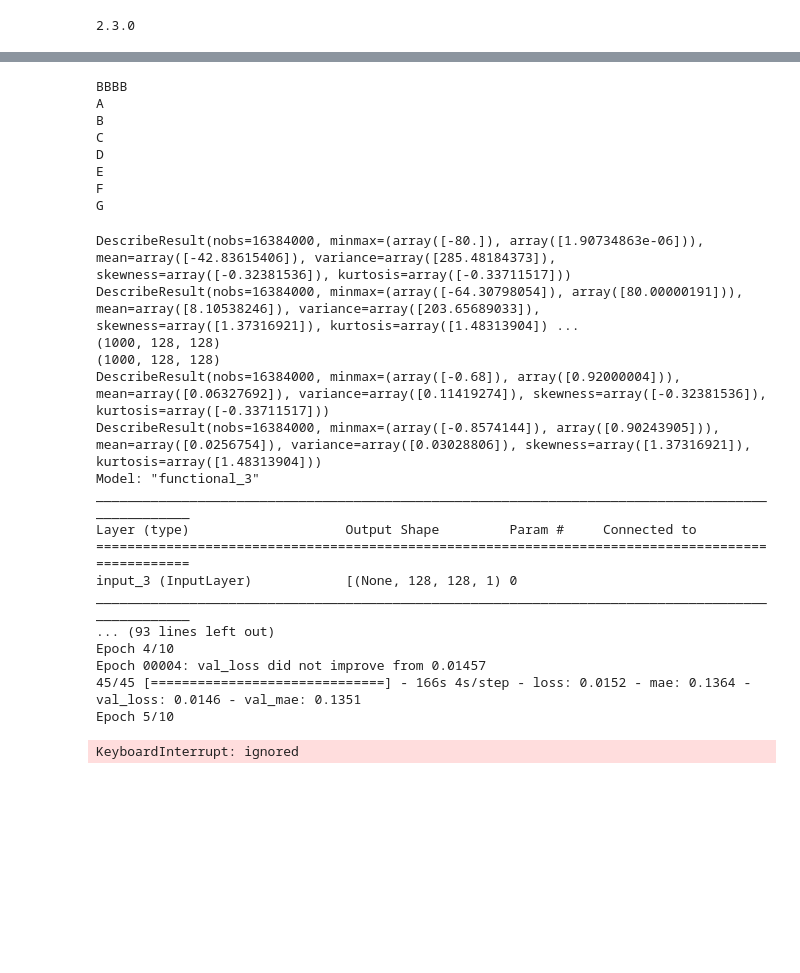
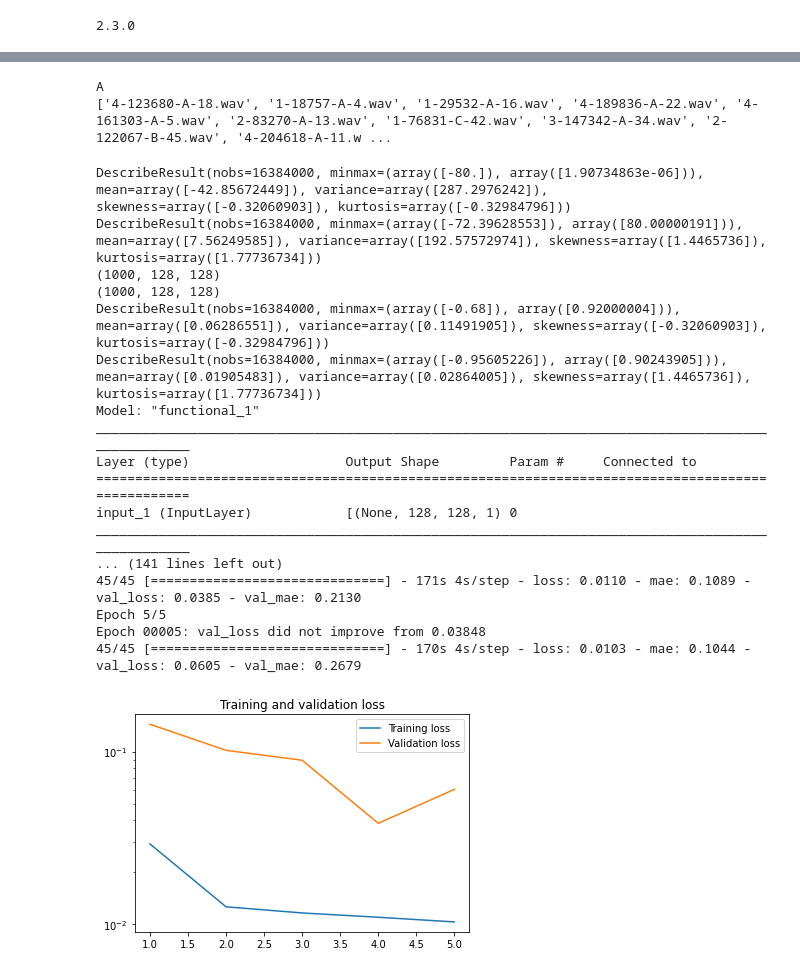
Before and after one commit to ashwinahuja/chvoice, a Jupyter notebook: chvoice/Experiments/Ashwin_Notebook.ipynb, the cells around one changed output, grey strips where cells are left out. Saved outputs shown, nothing was run; the diff lists cells and outputs as text; code cells hidden in the pictures; blank space fills up the shorter version.

```diff
--- a/chvoice/Experiments/Ashwin_Notebook.ipynb
+++ b/chvoice/Experiments/Ashwin_Notebook.ipynb
@@ -403,18 +339,11 @@ def inv_scaled_ou(matrix_spec):
 # %%
 #noise_dir, voice_dir, path_save_time_serie, path_save_sound, path_save_spectrogram, sample_rate,
 #min_duration, frame_length, hop_length_frame, hop_length_frame_noise, nb_samples, n_fft, hop_length_fft
-#create_data("/content/gdrive/MyDrive/t1", "/content/gdrive/MyDrive/trainset_56spk/t2", "/content/gdrive/MyDrive/Train/time_series/", "/content/gdrive/MyDrive/Train/sound/", "/content/gdrive/MyDrive/Train/spectrogram/", 8000, 1.0, 8064, 8064, 5000, 1000, 255, 63)
-
-create_data("./sample_data/", "./sample_data/", "./time_series/", "./Train/sound/", "./Train/spectrogram/", 8000, 1.0, 8064, 8064, 5000, 1, 255, 63)
+create_data("/content/gdrive/MyDrive/ESC-50-master/audio", "/content/gdrive/MyDrive/trainset_56spk/clean", "/content/gdrive/MyDrive/Train/time_series/", "/content/gdrive/MyDrive/Train/sound/", "/content/gdrive/MyDrive/Train/spectrogram/", 8000, 1.0, 8064, 8064, 5000, 40000, 255, 63)
+#create_data("./sample_data/", "./sample_data/", "./time_series/", "./Train/sound/", "./Train/spectrogram/", 8000, 1.0, 8064, 8064, 5000, 1, 255, 63)
 # %% [output]
-BBBB
 A
-B
-C
-D
-E
-F
-G
+['4-123680-A-18.wav', '1-18757-A-4.wav', '1-29532-A-16.wav', '4-189836-A-22.wav', '4-161303-A-5.wav', '2-83270-A-13.wav', '1-76831-C-42.wav', '3-147342-A-34.wav', '2-122067-B-45.wav', '4-204618-A-11.w ...
 # %%
 def training(path_save_spectrogram, weights_path, name_model, training_from_scratch, epochs, batch_size):
     """ This function will read noisy voice and clean voice spectrograms created by data_creation mode,
@@ -482,23 +411,23 @@ def training(path_save_spectrogram, weights_path, name_model, training_from_scra
     plt.legend()
     plt.show()
 # %%
-training("/content/gdrive/MyDrive/Train/spectrogram/", "./weights", "model_unet", True, 10, 20)
+training("/content/gdrive/MyDrive/Train/spectrogram/", "/content/gdrive/MyDrive/Train/weights", "unet", True, 5, 20)
 # %% [output]
-DescribeResult(nobs=16384000, minmax=(array([-80.]), array([1.90734863e-06])), mean=array([-42.83615406]), variance=array([285.48184373]), skewness=array([-0.32381536]), kurtosis=array([-0.33711517]))
-DescribeResult(nobs=16384000, minmax=(array([-64.30798054]), array([80.00000191])), mean=array([8.10538246]), variance=array([203.65689033]), skewness=array([1.37316921]), kurtosis=array([1.48313904]) ...
+DescribeResult(nobs=16384000, minmax=(array([-80.]), array([1.90734863e-06])), mean=array([-42.85672449]), variance=array([287.2976242]), skewness=array([-0.32060903]), kurtosis=array([-0.32984796]))
+DescribeResult(nobs=16384000, minmax=(array([-72.39628553]), array([80.00000191])), mean=array([7.56249585]), variance=array([192.57572974]), skewness=array([1.4465736]), kurtosis=array([1.77736734]))
 (1000, 128, 128)
 (1000, 128, 128)
-DescribeResult(nobs=16384000, minmax=(array([-0.68]), array([0.92000004])), mean=array([0.06327692]), variance=array([0.11419274]), skewness=array([-0.32381536]), kurtosis=array([-0.33711517]))
-DescribeResult(nobs=16384000, minmax=(array([-0.8574144]), array([0.90243905])), mean=array([0.0256754]), variance=array([0.03028806]), skewness=array([1.37316921]), kurtosis=array([1.48313904]))
-Model: "functional_3"
+DescribeResult(nobs=16384000, minmax=(array([-0.68]), array([0.92000004])), mean=array([0.06286551]), variance=array([0.11491905]), skewness=array([-0.32060903]), kurtosis=array([-0.32984796]))
+DescribeResult(nobs=16384000, minmax=(array([-0.95605226]), array([0.90243905])), mean=array([0.01905483]), variance=array([0.02864005]), skewness=array([1.4465736]), kurtosis=array([1.77736734]))
+Model: "functional_1"
 __________________________________________________________________________________________________
 Layer (type)                    Output Shape         Param #     Connected to
 ==================================================================================================
-input_3 (InputLayer)            [(None, 128, 128, 1) 0
+input_1 (InputLayer)            [(None, 128, 128, 1) 0
 __________________________________________________________________________________________________
-... (93 lines left out)
-Epoch 4/10
-Epoch 00004: val_loss did not improve from 0.01457
-45/45 [==============================] - 166s 4s/step - loss: 0.0152 - mae: 0.1364 - val_loss: 0.0146 - val_mae: 0.1351
-Epoch 5/10
+... (141 lines left out)
+45/45 [==============================] - 171s 4s/step - loss: 0.0110 - mae: 0.1089 - val_loss: 0.0385 - val_mae: 0.2130
+Epoch 5/5
+Epoch 00005: val_loss did not improve from 0.03848
+45/45 [==============================] - 170s 4s/step - loss: 0.0103 - mae: 0.1044 - val_loss: 0.0605 - val_mae: 0.2679
-KeyboardInterrupt: ignored
+[figure, added]
```
Also changed, not shown: parts of 20 cells of this notebook.
